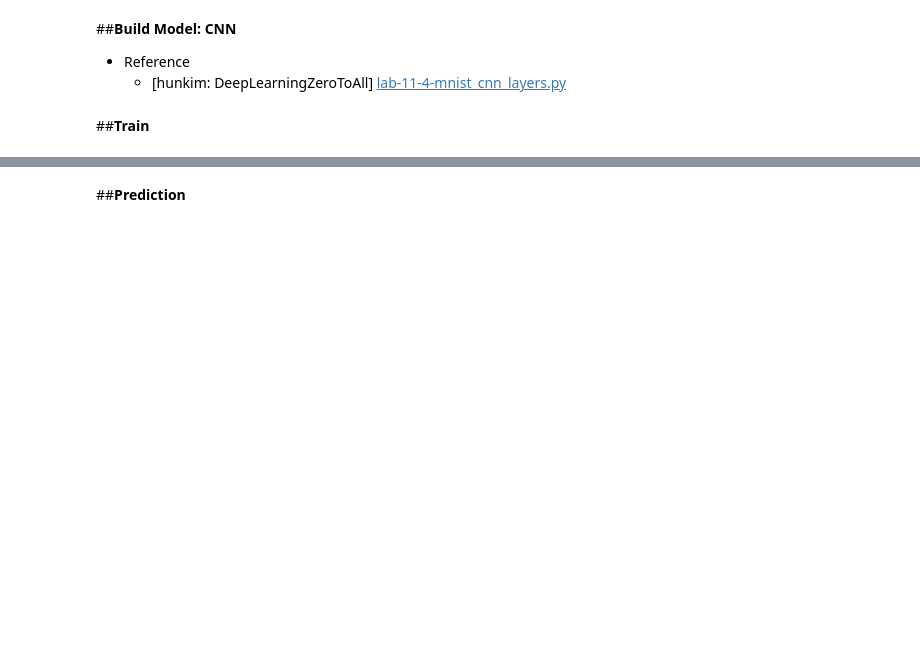
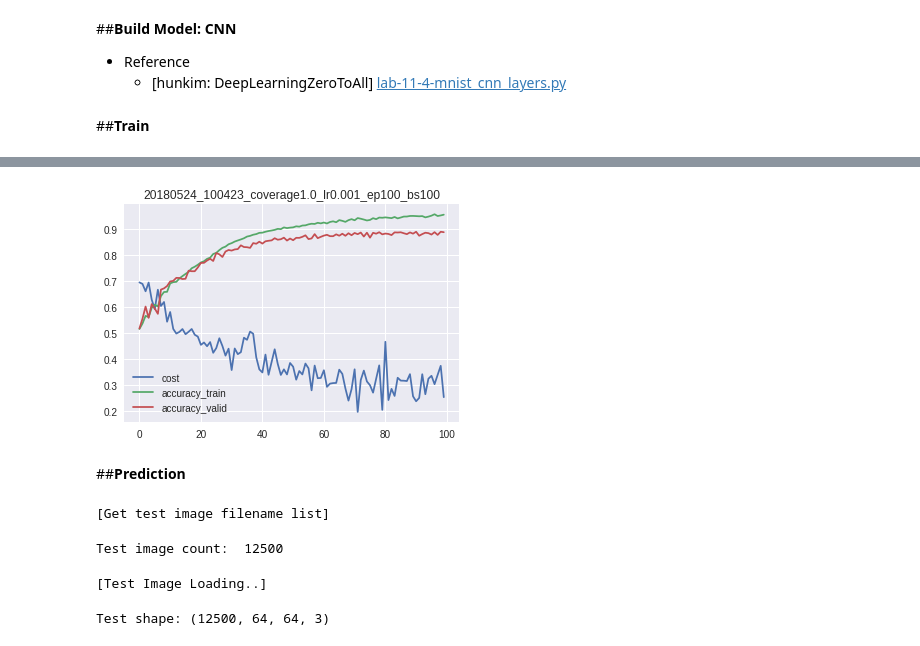
Before and after one commit to inoray/ML_DL_Tensorflow_study, a Jupyter notebook: season_02_Kaggle/02_Dogs_vs_Cats_Redux/고혜선/DogsCats_01.ipynb, the cells around one changed output, grey strips where cells are left out. Drawn from its saved outputs; the diff is of its cells as text; code cells hidden in the pictures; blank space fills up the shorter version.

```diff
--- a/season_02_Kaggle/02_Dogs_vs_Cats_Redux/고혜선/DogsCats_01.ipynb
+++ b/season_02_Kaggle/02_Dogs_vs_Cats_Redux/고혜선/DogsCats_01.ipynb
@@ -295,16 +335,21 @@ class Model:
             # Logits (no activation) Layer: L5 Final FC 625 inputs -> 10 outputs
             self.logits = tf.layers.dense(inputs=dropout5, units=2)
 
+            self.hypothesis = tf.nn.softmax(self.logits)
+            self.prediction = tf.argmax(self.hypothesis, 1)
+
+            print("hypothesis: ", self.hypothesis)
+            print("prediction: ", self.prediction)
 
         # define cost/loss & optimizer
         self.cost = tf.reduce_mean(tf.nn.softmax_cross_entropy_with_logits(logits=self.logits, labels=Y_one_hot))
         self.optimizer = tf.train.AdamOptimizer(learning_rate=learning_rate).minimize(self.cost)
 
-        correct_prediction = tf.equal(tf.argmax(self.logits, 1), tf.argmax(self.Y, 1))
+        correct_prediction = tf.equal(tf.argmax(self.hypothesis, 1), tf.argmax(Y_one_hot, 1))
         self.accuracy = tf.reduce_mean(tf.cast(correct_prediction, tf.float32))
 
     def predict(self, x_test, training=False):
-      return self.sess.run(self.logits, feed_dict={self.X: x_test, self.training: training})
+      return self.sess.run([self.hypothesis, self.prediction], feed_dict={self.X: x_test, self.training: training})
 
     def get_accuracy(self, x_test, y_test, training=False):
       return self.sess.run(self.accuracy, feed_dict={self.X: x_test, self.Y: y_test, self.training: training})
@@ -389 +450,24 @@ Epoch: 0010 cost = 0.695540397 accuracy= 0.000000000
 ... (88 outputs left out)
+# %%
+from google.colab import files
+from datetime import timezone, timedelta, datetime
+
+dt = datetime.now(timezone.utc)
+tz = timezone(timedelta(hours=9))
+DatetimeString = dt.astimezone(tz).strftime('%Y%m%d_%H%M%S')
+Title = '{}_coverage{:.2}_lr{:.2}_ep{}_bs{}'.format(DatetimeString, TrainDataCoverage, learning_rate, training_epochs, batch_size)
+Filename = 'graph_{}.png'.format(Title)
+
+plt.plot(cost, label="cost")
+plt.plot(accuracy_t, label="accuracy_train")
+plt.plot(accuracy_v, label="accuracy_valid")
+plt.title(Title)
+plt.legend()
+plt.savefig(Filename)
+plt.show()
+
+# files.download(Filename)
+# !rm $Filename
+# !ls -l
+# %% [output]
+[figure, added]
@@ -390,2 +479,37 @@ Epoch: 0010 cost = 0.695540397 accuracy= 0.000000000
 # %% [markdown]
 ##**Prediction**
+# %%
+#@title Test image property { form-width: "20%" }
+TestImageCoverage = 1.0 #@param {type:"number"}
+
+
+import re
+
+print("[Get test image filename list]")
+sleep(1)
+
+test_images =  [TEST_DIR+i for i in tqdm(os.listdir(TEST_DIR))]
+
+test_images.sort(key=lambda var:[int(x) if x.isdigit() else x for x in re.findall(r'[^0-9]|[0-9]+', var)])
+
+
+# data reduction for test result check efficiency
+noTestImage = int(len(test_images) * TestImageCoverage)
+
+print("")
+print("Test image count: ", noTestImage)
+
+test_images =  test_images[:noTestImage]
+# %% [output]
+[Get test image filename list]
+Test image count:  12500
+# %%
+print("[Test Image Loading..]")
+sleep(1)
+
+test = prep_data(test_images)
+print("")
+print("Test shape: {}".format(test.shape))
+# %% [output]
+[Test Image Loading..]
+Test shape: (12500, 64, 64, 3)
```
Also changed, not shown: parts of 13 cells of this notebook.
